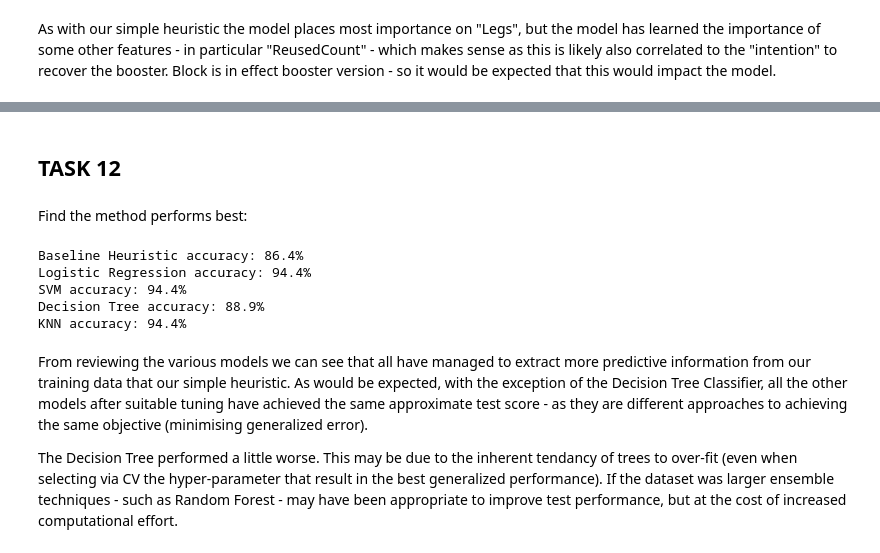
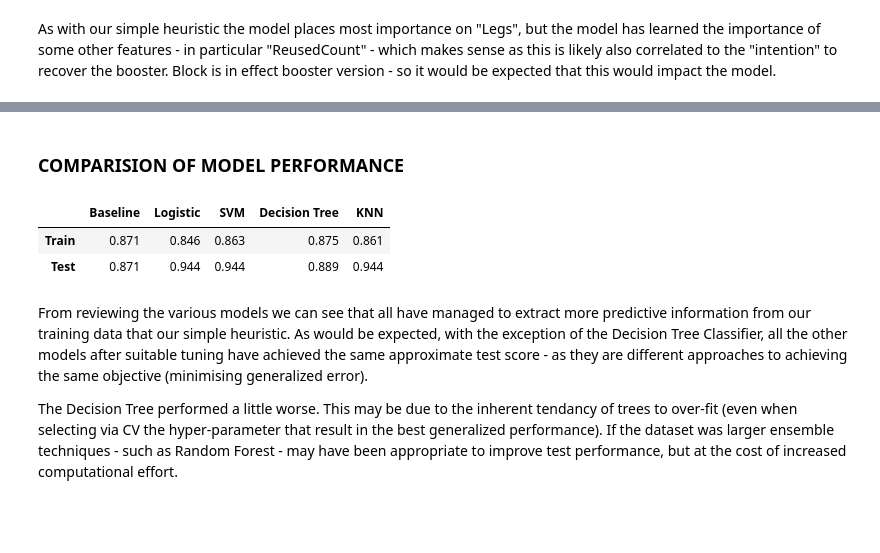
Before and after one commit to tomfuller71/Capstone, a Jupyter notebook: ML_Predict.ipynb, the cells around one changed output, grey strips where cells are left out. Cells and saved outputs as stored; diff of their text form; code cells hidden in the pictures; blank space fills up the shorter version.

```diff
--- a/ML_Predict.ipynb
+++ b/ML_Predict.ipynb
@@ -398,3 +575,13 @@ parameters = {
      }
 
 tree = DecisionTreeClassifier(random_state=0)
+tree_cv = GridSearchCV(tree, parameters, cv=10)
+tree_cv.fit(X_train, Y_train)
+
+print("Tuned hyperparameters :(best parameters) ", tree_cv.best_params_)
+print(f"Training accuracy: {tree_cv.best_score_:.1%}")
+MODEL_SCORES["Decision Tree"]["Train"] = tree_cv.best_score_
+
+score = tree_cv.score(X_test, Y_test)
+print(f"Test accuracy: {score:.1%}")
+MODEL_SCORES["Decision Tree"]["Test"] = score
@@ -422,5 +591,0 @@ Calculate the accuracy of tree_cv on the test data using the method <code>score<
-# %%
-score = tree_cv.score(X_test, Y_test)
-print(f"Test accuracy: {score:.1%}")
-
-MODEL_SCORES["Decision Tree"] = score
@@ -445,3 +599,14 @@ parameters = {
 }
 
 KNN = KNeighborsClassifier()
+knn_cv = GridSearchCV(KNN, parameters, cv=10)
+knn_cv.fit(X_train, Y_train)
+
+print("tuned hpyerparameters :(best parameters) ",knn_cv.best_params_)
+print("Training accuracy :", knn_cv.best_score_)
+MODEL_SCORES["KNN"]["Train"] = knn_cv.best_score_
+
+score = knn_cv.score(X_test, Y_test)
+print(f"Test accuracy: {score:.1%}")
+
+MODEL_SCORES["KNN"]["Test"] = score
@@ -466,5 +616,0 @@ Calculate the accuracy of knn_cv on the test data using the method <code>score</
-# %%
-score = knn_cv.score(X_test, Y_test)
-print(f"Test accuracy: {score:.1%}")
-
-MODEL_SCORES["KNN"] = score
@@ -480,16 +617,11 @@ plot_confusion_matrix(Y_test, yhat)
-# %% [markdown]
-## TASK  12
-# %% [markdown]
-Find the method performs best:
-# %%
-for model, score in MODEL_SCORES.items():
-    print(f"{model} accuracy: {score:.1%}")
-# %% [output]
-Baseline Heuristic accuracy: 86.4%
-Logistic Regression accuracy: 94.4%
-SVM accuracy: 94.4%
-Decision Tree accuracy: 88.9%
-KNN accuracy: 94.4%
+# %% [markdown]
+### COMPARISION OF MODEL PERFORMANCE
+# %%
+pd.DataFrame(MODEL_SCORES)
+# %% [output]
+|  | Baseline | Logistic | SVM | Decision Tree | KNN |
+| Train | 0.871 | 0.846 | 0.863 | 0.875 | 0.861 |
+| Test | 0.871 | 0.944 | 0.944 | 0.889 | 0.944 |
 # %% [markdown]
 From reviewing the various models we can see that all have managed to extract more predictive information from our training data that our simple heuristic.  As would be expected, with the exception of the Decision Tree Classifier, all the other models after suitable tuning have achieved the same approximate test score - as they are different approaches to achieving the same objective (minimising generalized error).
 
```
Also changed, not shown: parts of 107 cells of this notebook.
